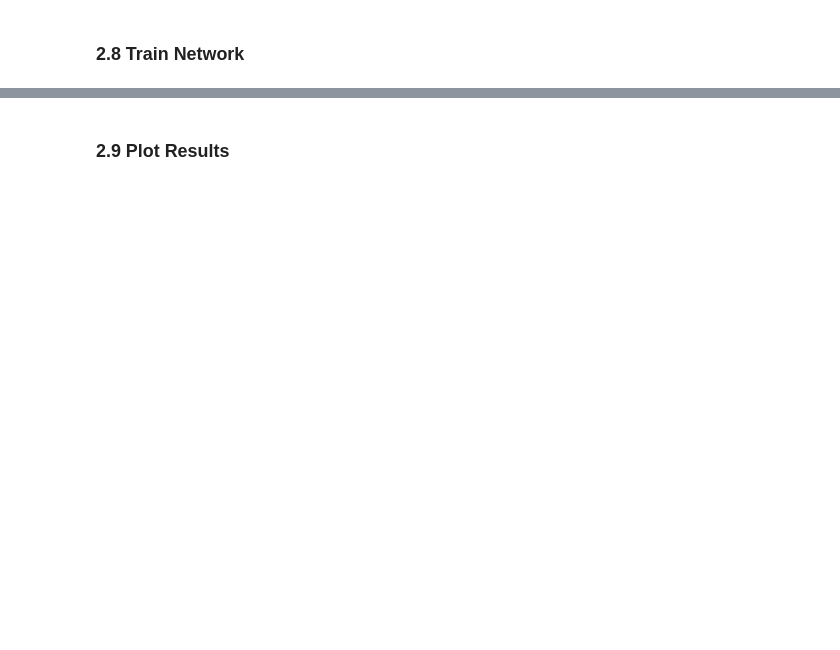
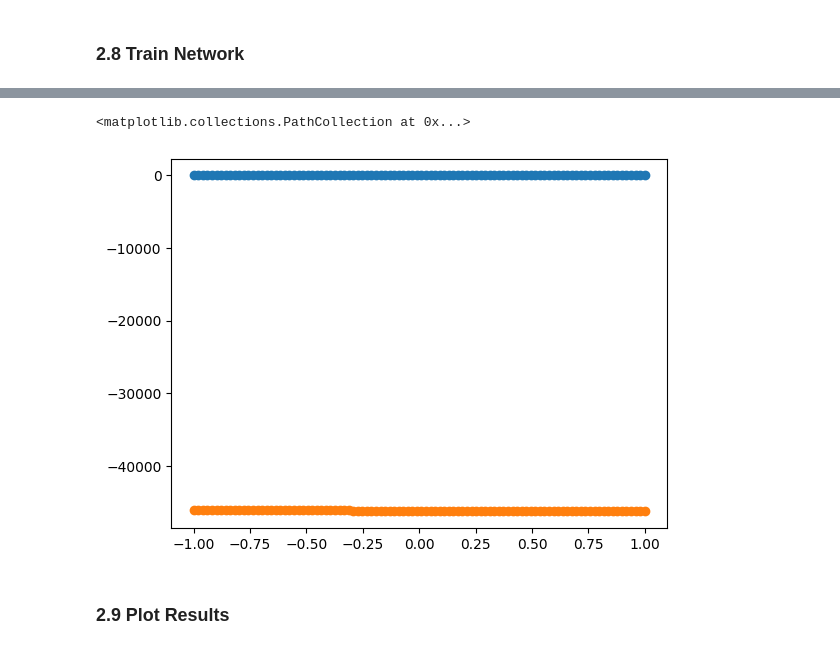
Before and after one commit to PrafulAradhyamth/dlprac, a Jupyter notebook: ProgPractice2-stud.ipynb, the cells around one changed output, grey strips where cells are left out. Cells and saved outputs as stored; diff of their text form; code cells hidden in the pictures; blank space fills up the shorter version.

```diff
--- a/ProgPractice2-stud.ipynb
+++ b/ProgPractice2-stud.ipynb
@@ -99,14 +99,14 @@ def cal_gradient(x, y, y_hat, w1, b1, w2, b2):
     dZ1 = np.dot(dZ2, w2.T) * derivative_sigmoid(A1)
     dLdw1 = (1 / m) * np.dot(x.T, dZ1)
     dLdb1 = (1 / m) * np.sum(dZ1, axis=0)
-
+    dLdb1 = dLdb1.reshape(dLdb1.shape[0],1)
 
     return dLdw1, dLdb1, dLdw2, dLdb2
 # %% [markdown]
 ### 2.7 Update Weights
 # %%
 def update_parameters(w1, b1, w2, b2, dLdw1, dLdb1, dLdw2, dLdb2, learning_rate):
-    w1 -=(learning_rate*dLdw1)
+    w1 -=(learning_rate*dLdw1.T)
     b1 -=(learning_rate*dLdb1)
     w2 -=(learning_rate*dLdw2)
     b2 -=(learning_rate*dLdb2)
@@ -158,0 +116,65 @@ ValueError: non-broadcastable output operand with shape (500,1) doesn't match th
+# %%
+# TODO: datasets
+# Generate sample input data
+class dataset:
+    def create_dataset(self, n_samples=100):
+        x = np.linspace(-1,1,n_samples)
+        y = 0.1*x + x**2 + x**3
+        return x,y
+
+n_samples = 100
+x , y = dataset.create_dataset(n_samples)
+x = x.reshape(x.shape[0],1)
+y = y.reshape(y.shape[0],1)
+
+# TODO: hyperparameters, parameter initialization, Initialize weights and biases
+
+np.random.seed(42)
+n_nuerons_hidden_size = 500
+
+w1 = np.random.randn(n_nuerons_hidden_size,1)
+b1 = np.zeros((n_nuerons_hidden_size,1))
+w2 = np.random.randn(n_nuerons_hidden_size, 1)
+b2 = np.zeros((1, 1))
+
+learning_rate = 0.01
+
+# TODO: training
+
+def train(X, y, num_iterations, learning_rate):
+    n_inputs = X.shape[1]
+
+
+    for i in range(num_iterations):
+        # Forward propagation
+        #A1, A2 = forward_propagation(X, W1, b1, W2, b2)
+
+        # Backward propagation
+        y_hat = forward_pass(x, w1, b1, w2, b2)
+        dW1, db1, dW2, db2 = cal_gradient(x, y, y_hat, w1, b1, w2, b2)
+        update_parameters(w1, b1, w2, b2, dLdw1, dLdb1, dLdw2, dLdb2, learning_rate)
+
+
+        if (i+1) % 500 == 0:
+            loss = np.mean((y - y_hat) ** 2)
+            print(f"Iteration: {i+1}, Loss: {loss}")
+
+    return w1, b1, w2, b2
+
+
+# Normalize the input data
+#X_normalized = X / np.max(X)
+
+# Train the neural network
+num_iterations = 5000
+learning_rate = 0.01
+W1, b1, W2, b2 = train(x, y, num_iterations, learning_rate)
+
+# Predict using the trained network
+predictions = forward_pass(x, w1, b1, w2, b2)
+
+# Plot the results
+import matplotlib.pyplot as plt
+plt.scatter(x, y, label='Actual')
+plt.scatter(x, predictions, label='pred')
+# %% [output]
@@ -159,3 +191,5 @@ ValueError: non-broadcastable output operand with shape (500,1) doesn't match th
+<matplotlib.collections.PathCollection at 0x...>
+[figure, added]
 # %% [markdown]
 ### 2.9 Plot Results
 # %%
```
Also changed, not shown: parts of 10 cells of this notebook.
